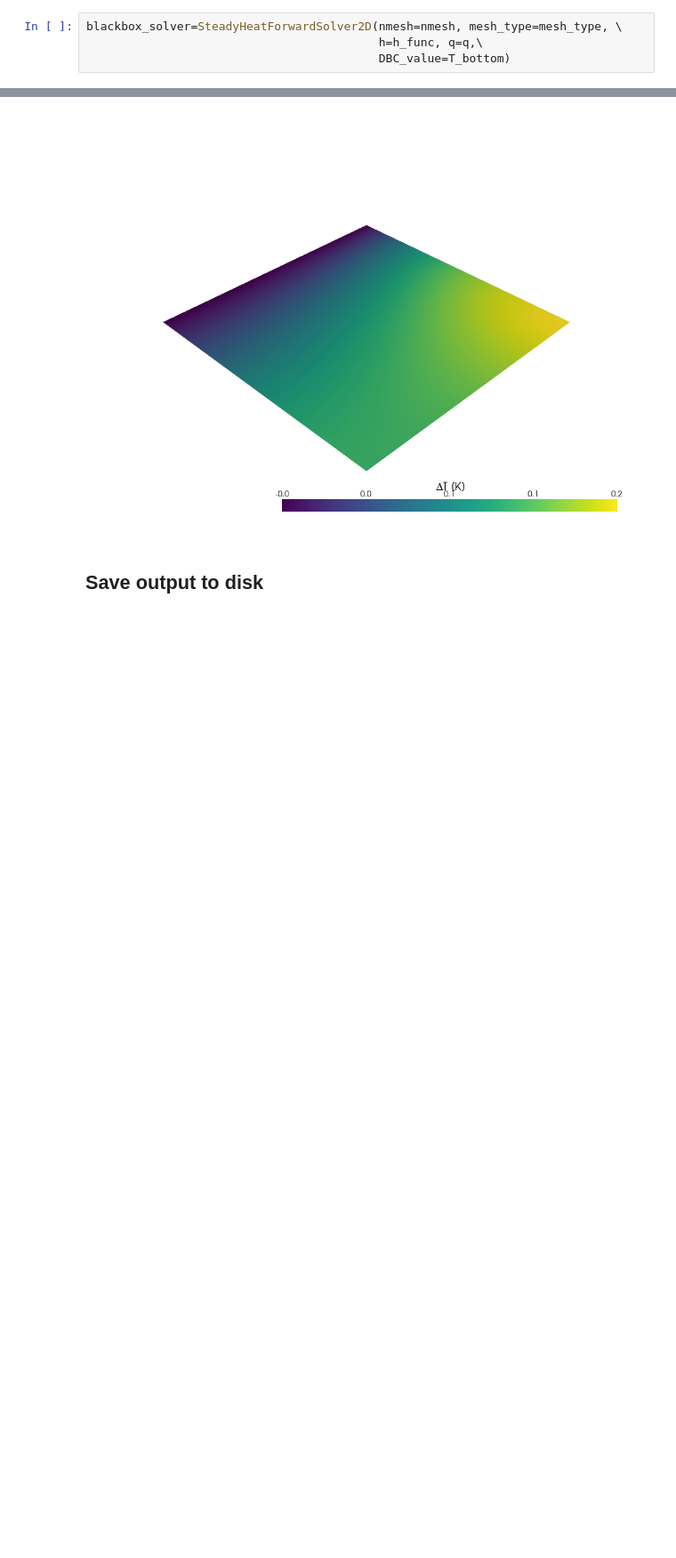
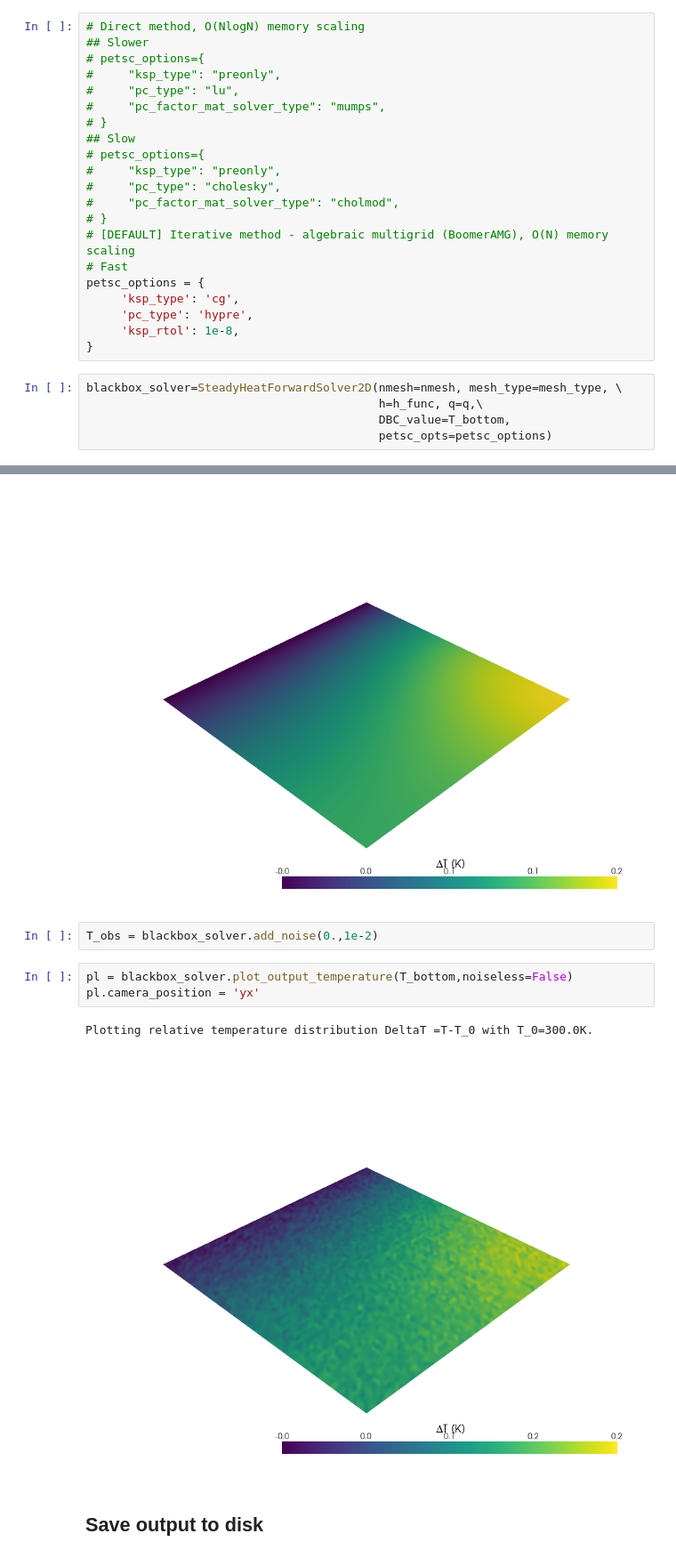
Before and after one commit to MinhMPA/steady-2d-heat-inverse, a Jupyter notebook: notebooks/ForwardSolve.ipynb, the cells around one changed output, grey strips where cells are left out. Shown at 89% size. Cells and saved outputs as stored; diff of their text form; blank space fills up the shorter version.

Commit message:
Add noise injection to observed temperature

```diff
--- a/notebooks/ForwardSolve.ipynb
+++ b/notebooks/ForwardSolve.ipynb
@@ -25,4 +27,26 @@ T_bottom=300. # in Kelvin, Dirichlet boundary condition on the bottom
+# %%
+# Direct method, O(NlogN) memory scaling
+## Slower
+# petsc_options={
+#     "ksp_type": "preonly",
+#     "pc_type": "lu",
+#     "pc_factor_mat_solver_type": "mumps",
+# }
+## Slow
+# petsc_options={
+#     "ksp_type": "preonly",
+#     "pc_type": "cholesky",
+#     "pc_factor_mat_solver_type": "cholmod",
+# }
+# [DEFAULT] Iterative method - algebraic multigrid (BoomerAMG), O(N) memory scaling
+# Fast
+petsc_options = {
+     'ksp_type': 'cg',
+     'pc_type': 'hypre',
+     'ksp_rtol': 1e-8,
+}
 # %%
 blackbox_solver=SteadyHeatForwardSolver2D(nmesh=nmesh, mesh_type=mesh_type, \
                                           h=h_func, q=q,\
-                                          DBC_value=T_bottom)
+                                          DBC_value=T_bottom,
+                                          petsc_opts=petsc_options)
@@ -48,6 +62,14 @@ pl.camera_position = 'yx'
 # %% [output]
 Plotting relative temperature distribution DeltaT =T-T_0 with T_0=300.0K.
 [figure]
+# %%
+T_obs = blackbox_solver.add_noise(0.,1e-2)
+# %%
+pl = blackbox_solver.plot_output_temperature(T_bottom,noiseless=False)
+pl.camera_position = 'yx'
+# %% [output]
+Plotting relative temperature distribution DeltaT =T-T_0 with T_0=300.0K.
+[figure, added]
 # %% [markdown]
 ## Save output to disk
 # %%
```
Also changed, not shown: parts of 5 cells of this notebook, 2 other files.
